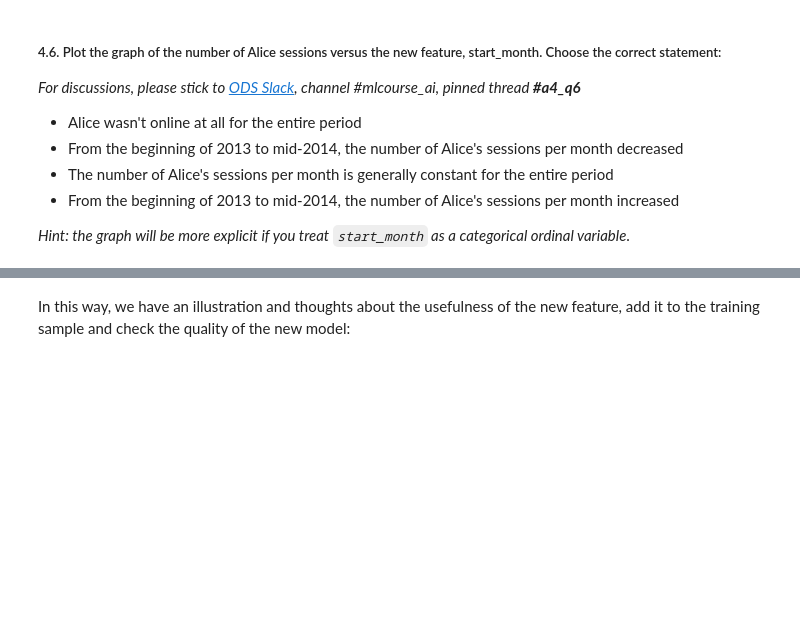
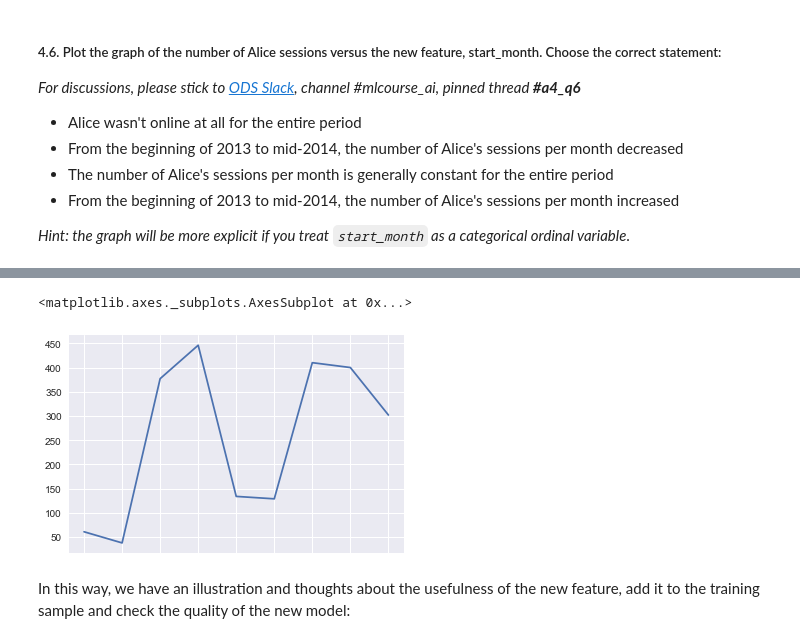
Before and after one commit to zluckyhou/mlcourse, a Jupyter notebook: assignments/assignment4_websites_logistic_regression.ipynb, the cells around one changed output, grey strips where cells are left out. Saved outputs shown, nothing was run; the diff lists cells and outputs as text; code cells hidden in the pictures; blank space fills up the shorter version.

```diff
--- a/assignments/assignment4_websites_logistic_regression.ipynb
+++ b/assignments/assignment4_websites_logistic_regression.ipynb
@@ -400,0 +470,5 @@ full_new_feat['start_month'] = full_df['time1'].apply(lambda ts:
+# %%
+train_df['start_month'] = train_df['time1'].apply(lambda ts:
+                                                      100 * ts.year + ts.month).astype('float64')
+# %%
+df_alice = train_df[train_df['target']==1]
@@ -401,3 +488,8 @@ full_new_feat['start_month'] = full_df['time1'].apply(lambda ts:
+# %%
+pd.Categorical(df_alice['start_month']).value_counts().sort_index().plot()
+# %% [output]
+<matplotlib.axes._subplots.AxesSubplot at 0x...>
+[figure, added]
 # %% [markdown]
 In this way, we have an illustration and thoughts about the usefulness of the new feature, add it to the training sample and check the quality of the new model:
 # %%
```
Also changed, not shown: parts of 40 cells of this notebook, 2 other files.
